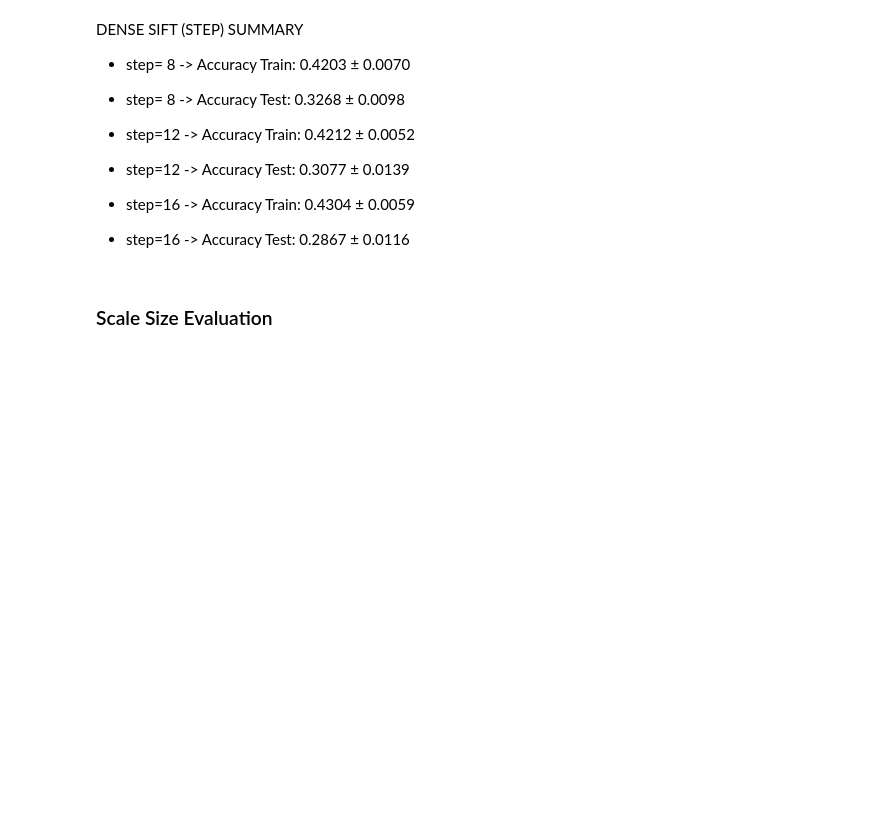
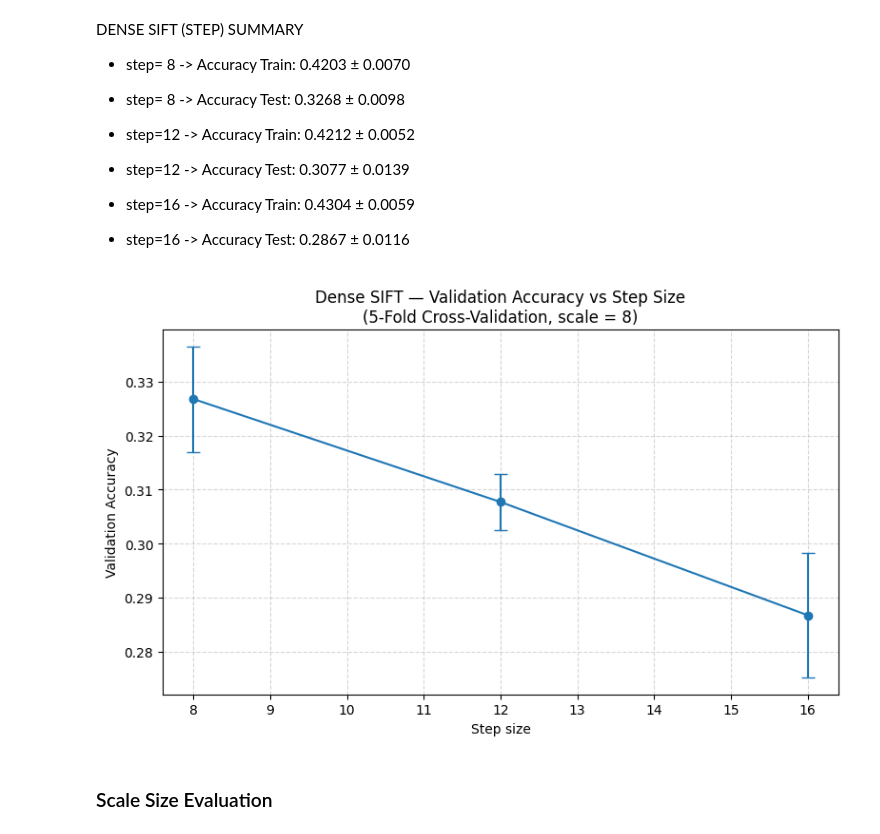
Before and after one commit to MCV-C3/project-team-6, a Jupyter notebook: Week1/experimentation.ipynb, the cells around one changed output. Cells and saved outputs as stored; diff of their text form; code cells hidden in the pictures; blank space fills up the shorter version.

```diff
--- a/Week1/experimentation.ipynb
+++ b/Week1/experimentation.ipynb
@@ -824,6 +824,27 @@ DENSE SIFT (STEP) SUMMARY
 
 - step=16 -> Accuracy Train: 0.4304 ± 0.0059
 - step=16 -> Accuracy Test:  0.2867 ± 0.0116
+# %%
+# Plot Dense SIFT Validation Accuracy vs Step Size (5-Fold CV)
+fixed_scale = 8
+
+dense_steps = [8, 12, 16]
+
+acc_means = [dense_results[s].test.accuracy.mean for s in dense_steps]
+acc_stds  = [dense_results[s].test.accuracy.std  for s in dense_steps]
+
+plt.figure(figsize=(8, 5))
+plt.errorbar(dense_steps, acc_means, yerr=acc_stds,
+             marker='o', capsize=5)
+
+plt.title(f"Dense SIFT — Validation Accuracy vs Step Size\n(5-Fold Cross-Validation, scale = {fixed_scale})")
+plt.xlabel("Step size")
+plt.ylabel("Validation Accuracy")
+plt.grid(True, linestyle="--", alpha=0.5)
+plt.tight_layout()
+plt.show()
+# %% [output]
+[figure, added]
 # %% [markdown]
 ### Scale Size Evaluation
 # %%
```
Also changed, not shown: parts of 5 cells of this notebook.
